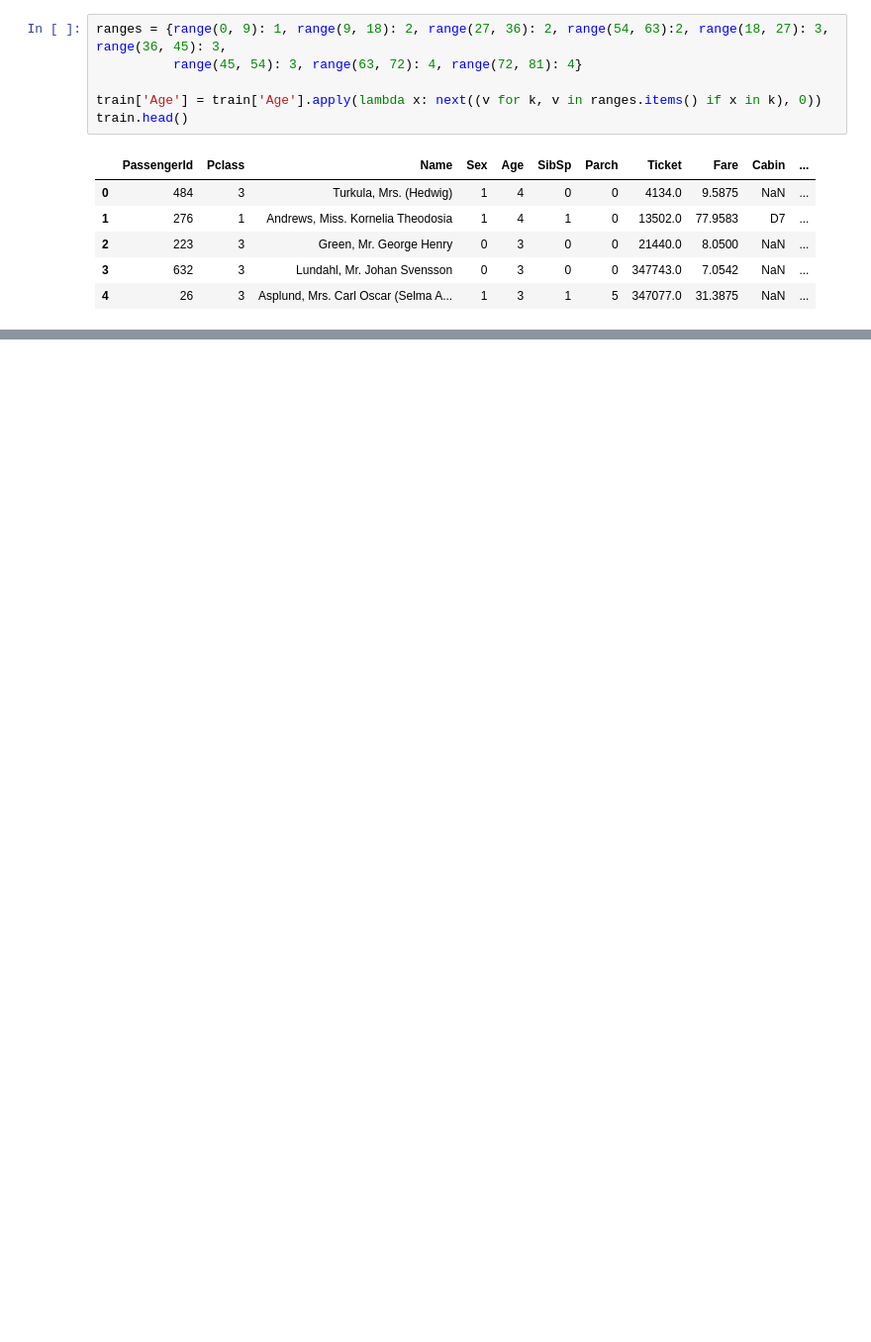
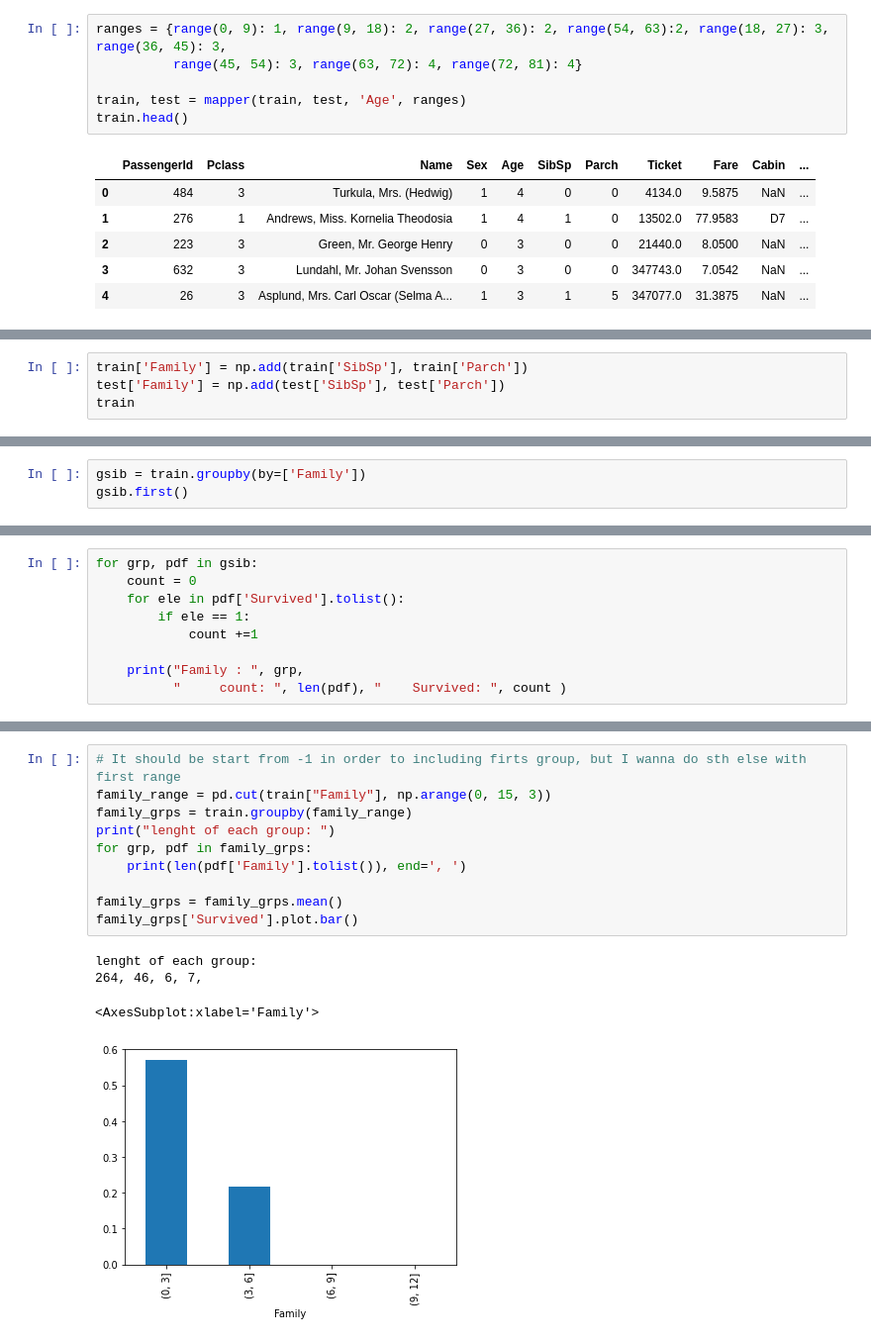
Before and after one commit to nahbos/Machine-Learning, a Jupyter notebook: ID3-Titanic.ipynb, the cells around one changed output, grey strips where cells are left out. Shown at 99% size. Drawn from its saved outputs; the diff is of its cells as text; blank space fills up the shorter version.

```diff
--- a/ID3-Titanic.ipynb
+++ b/ID3-Titanic.ipynb
@@ -274,7 +289,7 @@ lenght of each group:
 ranges = {range(0, 9): 1, range(9, 18): 2, range(27, 36): 2, range(54, 63):2, range(18, 27): 3, range(36, 45): 3,
           range(45, 54): 3, range(63, 72): 4, range(72, 81): 4}
 
-train['Age'] = train['Age'].apply(lambda x: next((v for k, v in ranges.items() if x in k), 0))
+train, test = mapper(train, test, 'Age', ranges)
 train.head()
 # %% [output]
 |  | PassengerId | Pclass | Name | Sex | Age | SibSp | Parch | Ticket | Fare | Cabin | ... |
@@ -285,0 +303,4 @@ train.head()
+# %%
+train['Family'] = np.add(train['SibSp'], train['Parch'])
+test['Family'] = np.add(test['SibSp'], test['Parch'])
+train
@@ -285,0 +321,3 @@ train.head()
+# %%
+gsib = train.groupby(by=['Family'])
+gsib.first()
@@ -285,0 +336,9 @@ train.head()
+# %%
+for grp, pdf in gsib:
+    count = 0
+    for ele in pdf['Survived'].tolist():
+        if ele == 1:
+            count +=1
+
+    print("Family : ", grp,
+          "     count: ", len(pdf), "    Survived: ", count )
@@ -285,0 +355,15 @@ train.head()
+# %%
+# It should be start from -1 in order to including firts group, but I wanna do sth else with first range
+family_range = pd.cut(train["Family"], np.arange(0, 15, 3))
+family_grps = train.groupby(family_range)
+print("lenght of each group: ")
+for grp, pdf in family_grps:
+    print(len(pdf['Family'].tolist()), end=', ')
+
+family_grps = family_grps.mean()
+family_grps['Survived'].plot.bar()
+# %% [output]
+lenght of each group:
+264, 46, 6, 7,
+<AxesSubplot:xlabel='Family'>
+[figure, added]
```
Also changed, not shown: parts of 37 cells of this notebook.
